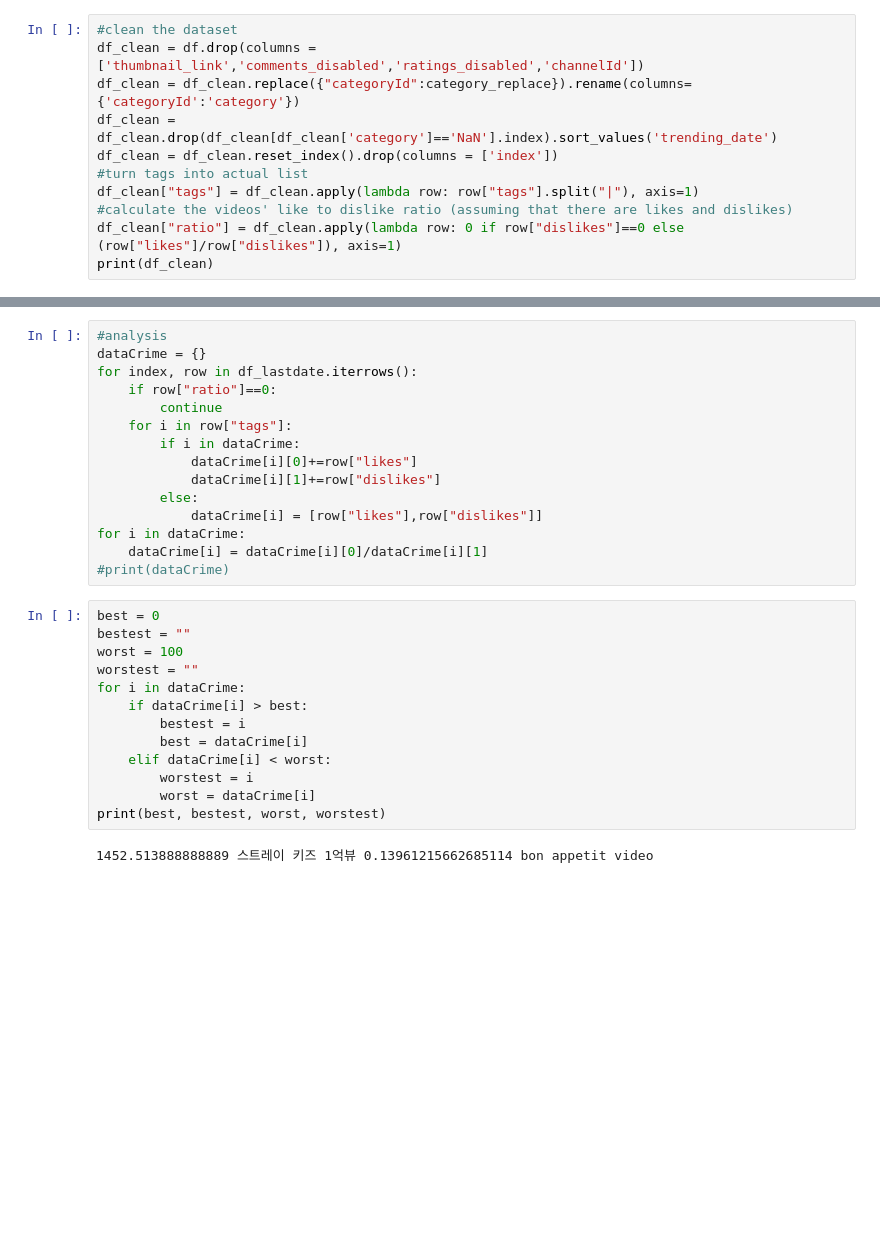
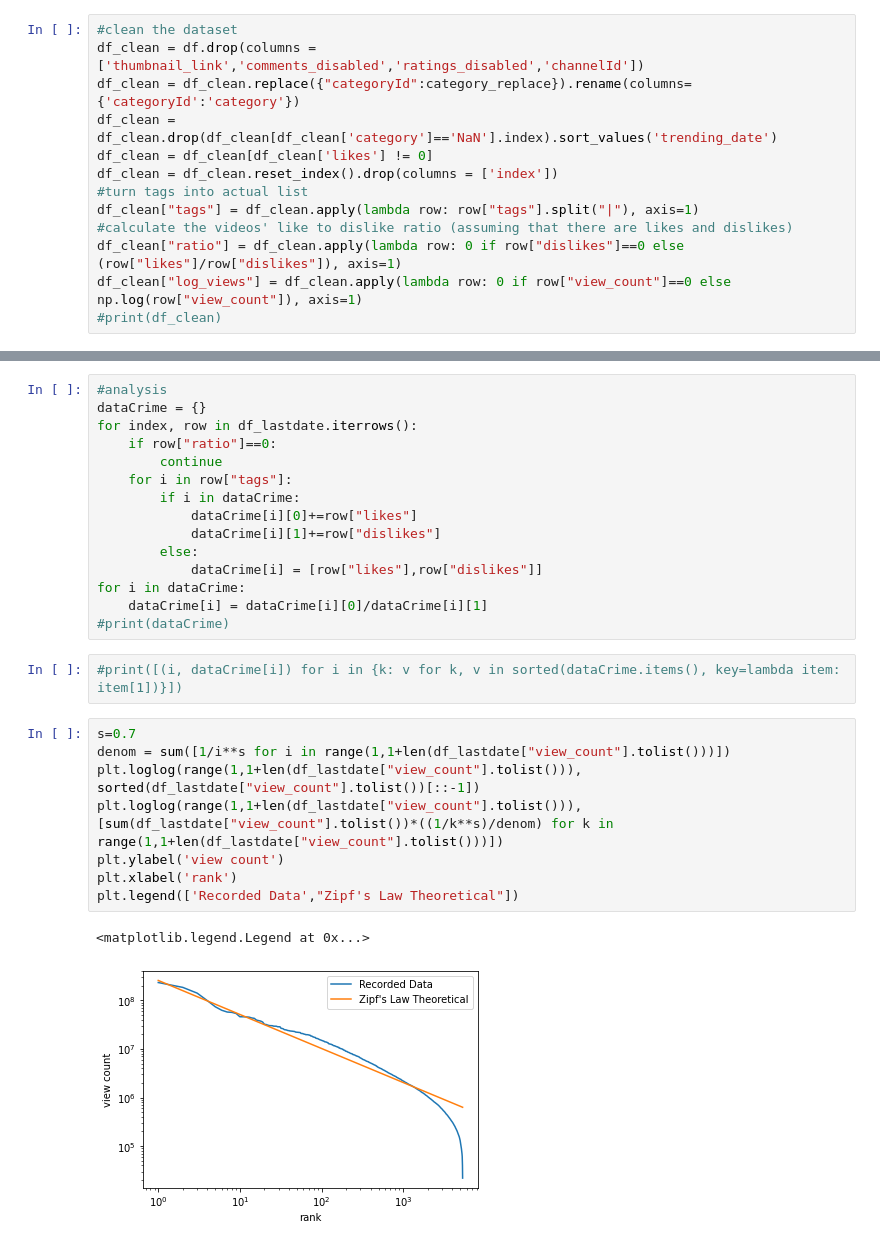
Before and after one commit to ubco-W2020WT1-data301/course-project-group_6007b, a Jupyter notebook: analysis/Brendan/Milestone2.ipynb, the cells around one changed output, grey strips where cells are left out. Saved outputs shown, nothing was run; the diff lists cells and outputs as text; blank space fills up the shorter version.

```diff
--- a/analysis/Brendan/Milestone2.ipynb
+++ b/analysis/Brendan/Milestone2.ipynb
@@ -59,9 +61,11 @@ category_replace = {
 df_clean = df.drop(columns = ['thumbnail_link','comments_disabled','ratings_disabled','channelId'])
 df_clean = df_clean.replace({"categoryId":category_replace}).rename(columns= {'categoryId':'category'})
 df_clean = df_clean.drop(df_clean[df_clean['category']=='NaN'].index).sort_values('trending_date')
+df_clean = df_clean[df_clean['likes'] != 0]
 df_clean = df_clean.reset_index().drop(columns = ['index'])
 #turn tags into actual list
 df_clean["tags"] = df_clean.apply(lambda row: row["tags"].split("|"), axis=1)
 #calculate the videos' like to dislike ratio (assuming that there are likes and dislikes)
 df_clean["ratio"] = df_clean.apply(lambda row: 0 if row["dislikes"]==0 else (row["likes"]/row["dislikes"]), axis=1)
-print(df_clean)
+df_clean["log_views"] = df_clean.apply(lambda row: 0 if row["view_count"]==0 else np.log(row["view_count"]), axis=1)
+#print(df_clean)
@@ -126,18 +100,16 @@ for index, row in df_lastdate.iterrows():
 for i in dataCrime:
     dataCrime[i] = dataCrime[i][0]/dataCrime[i][1]
 #print(dataCrime)
-# %%
-best = 0
-bestest = ""
-worst = 100
-worstest = ""
-for i in dataCrime:
-    if dataCrime[i] > best:
-        bestest = i
-        best = dataCrime[i]
-    elif dataCrime[i] < worst:
-        worstest = i
-        worst = dataCrime[i]
-print(best, bestest, worst, worstest)
-# %% [output]
-1452.513888888889 스트레이 키즈 1억뷰 0.13961215662685114 bon appetit video
+# %%
+#print([(i, dataCrime[i]) for i in {k: v for k, v in sorted(dataCrime.items(), key=lambda item: item[1])}])
+# %%
+s=0.7
+denom = sum([1/i**s for i in range(1,1+len(df_lastdate["view_count"].tolist()))])
+plt.loglog(range(1,1+len(df_lastdate["view_count"].tolist())), sorted(df_lastdate["view_count"].tolist())[::-1])
+plt.loglog(range(1,1+len(df_lastdate["view_count"].tolist())),[sum(df_lastdate["view_count"].tolist())*((1/k**s)/denom) for k in range(1,1+len(df_lastdate["view_count"].tolist()))])
+plt.ylabel('view count')
+plt.xlabel('rank')
+plt.legend(['Recorded Data',"Zipf's Law Theoretical"])
+# %% [output]
+<matplotlib.legend.Legend at 0x...>
+[figure, added]
```
Also changed, not shown: parts of 7 cells of this notebook.
